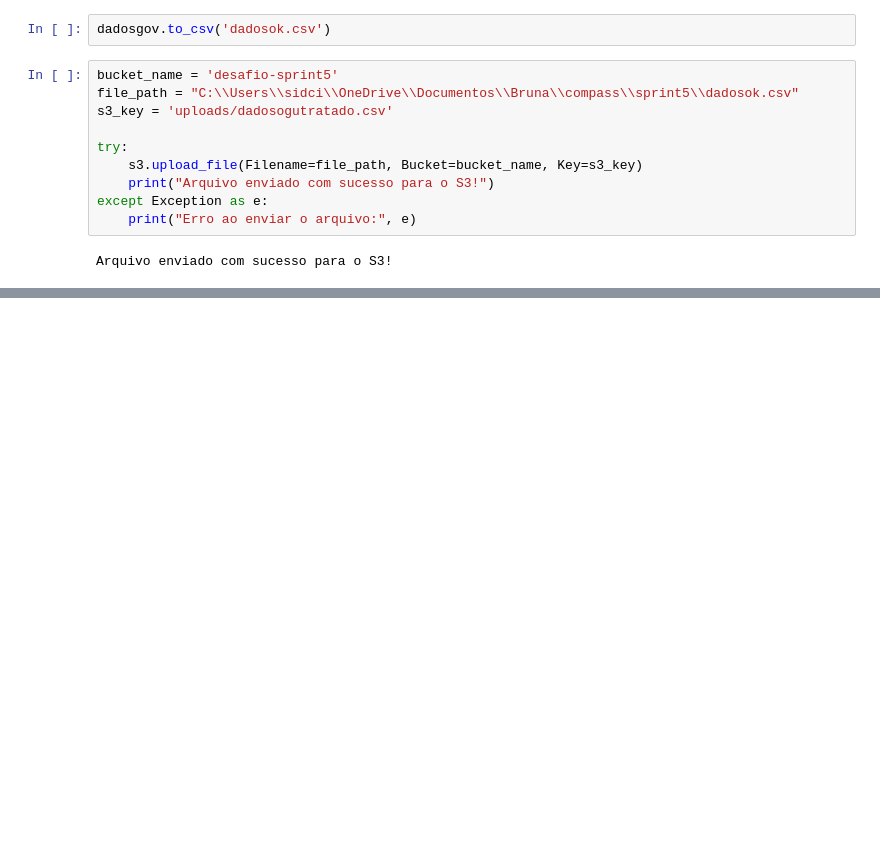
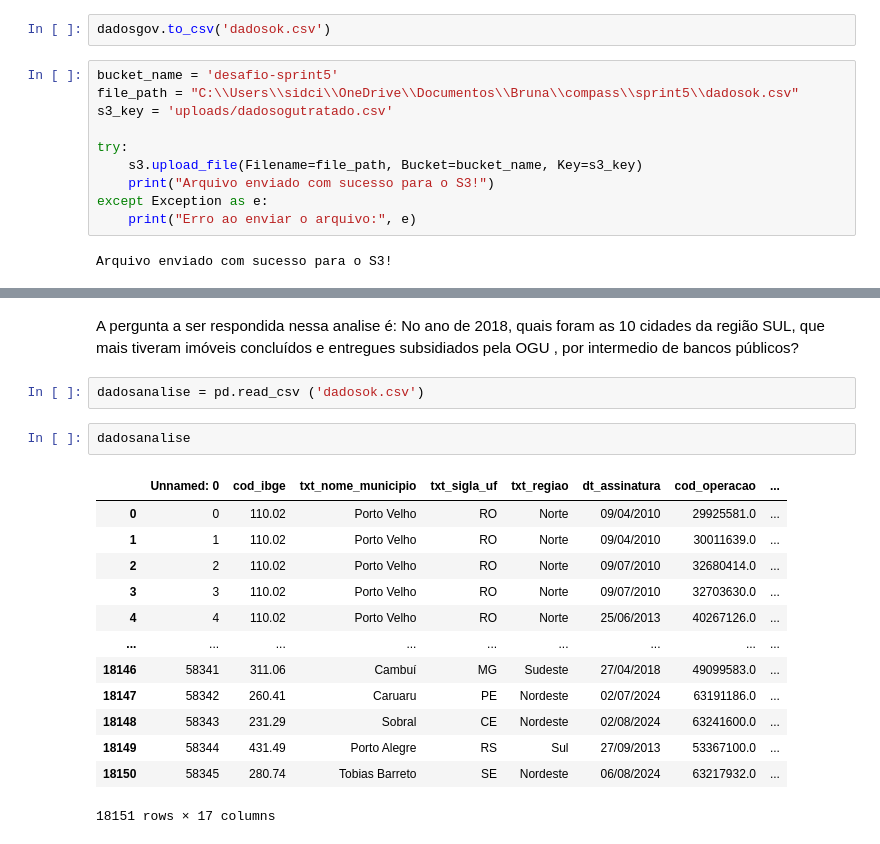
Before and after one commit to Brunacisotto/programadebolsas, a Jupyter notebook: Sprint5/Desafio/script02/desafiosprint5.ipynb, the cells around one changed output, grey strips where cells are left out. Cells and saved outputs as stored; diff of their text form; blank space fills up the shorter version.

```diff
--- a/Sprint5/Desafio/script02/desafiosprint5.ipynb
+++ b/Sprint5/Desafio/script02/desafiosprint5.ipynb
@@ -316,0 +331,20 @@ Arquivo enviado com sucesso para o S3!
+# %% [markdown]
+A pergunta a ser respondida nessa analise é: No ano de 2018, quais foram as 10 cidades da região SUL, que mais tiveram imóveis concluídos e entregues subsidiados pela OGU , por intermedio de bancos públicos?
+# %%
+dadosanalise = pd.read_csv ('dadosok.csv')
+# %%
+dadosanalise
+# %% [output]
+|  | Unnamed: 0 | cod_ibge | txt_nome_municipio | txt_sigla_uf | txt_regiao | dt_assinatura | cod_operacao | ... |
+| 0 | 0 | 110.02 | Porto Velho | RO | Norte | 09/04/2010 | 29925581.0 | ... |
+| 1 | 1 | 110.02 | Porto Velho | RO | Norte | 09/04/2010 | 30011639.0 | ... |
+| 2 | 2 | 110.02 | Porto Velho | RO | Norte | 09/07/2010 | 32680414.0 | ... |
+| 3 | 3 | 110.02 | Porto Velho | RO | Norte | 09/07/2010 | 32703630.0 | ... |
+| 4 | 4 | 110.02 | Porto Velho | RO | Norte | 25/06/2013 | 40267126.0 | ... |
+| ... | ... | ... | ... | ... | ... | ... | ... | ... |
+| 18146 | 58341 | 311.06 | Cambuí | MG | Sudeste | 27/04/2018 | 49099583.0 | ... |
+| 18147 | 58342 | 260.41 | Caruaru | PE | Nordeste | 02/07/2024 | 63191186.0 | ... |
+| 18148 | 58343 | 231.29 | Sobral | CE | Nordeste | 02/08/2024 | 63241600.0 | ... |
+| 18149 | 58344 | 431.49 | Porto Alegre | RS | Sul | 27/09/2013 | 53367100.0 | ... |
+| 18150 | 58345 | 280.74 | Tobias Barreto | SE | Nordeste | 06/08/2024 | 63217932.0 | ... |
+18151 rows × 17 columns
```
Also changed, not shown: parts of 25 cells of this notebook, 10 other files.
